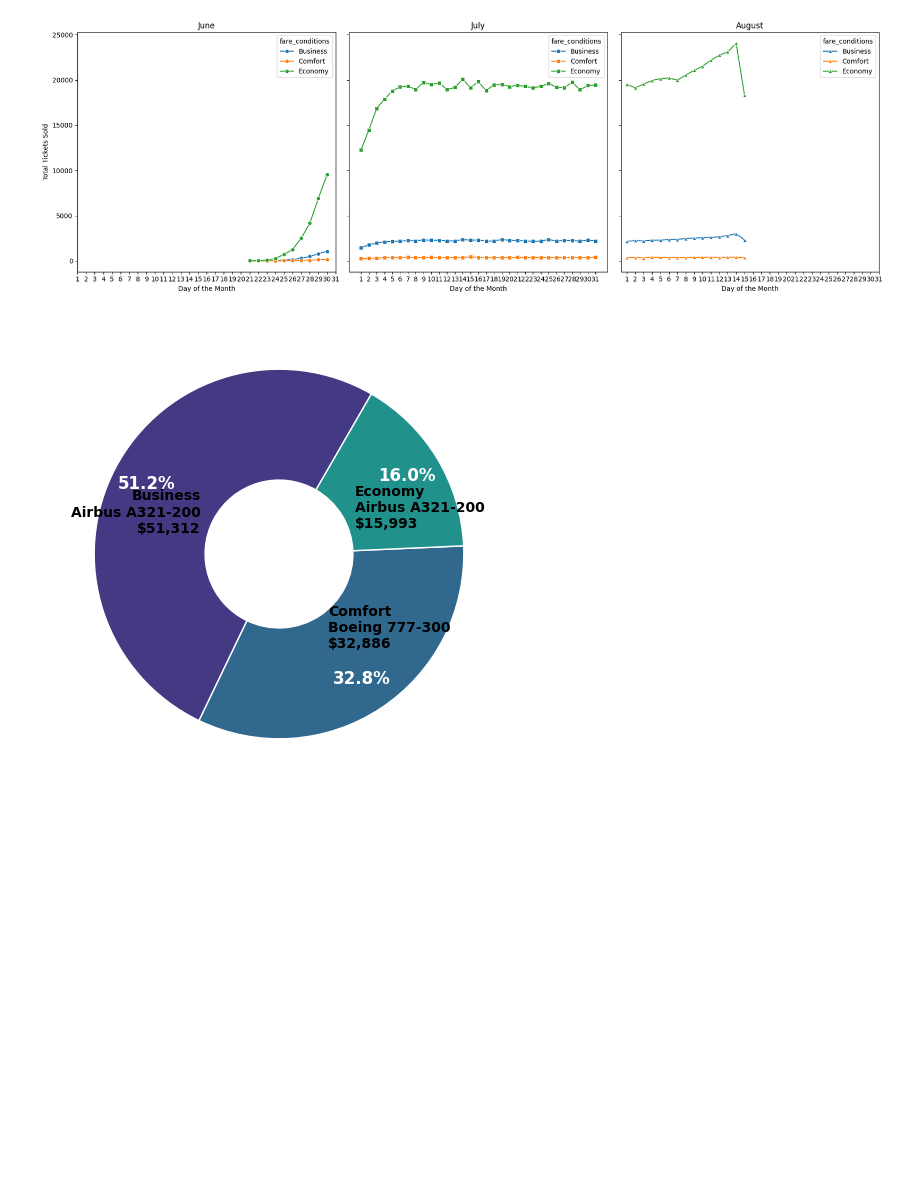
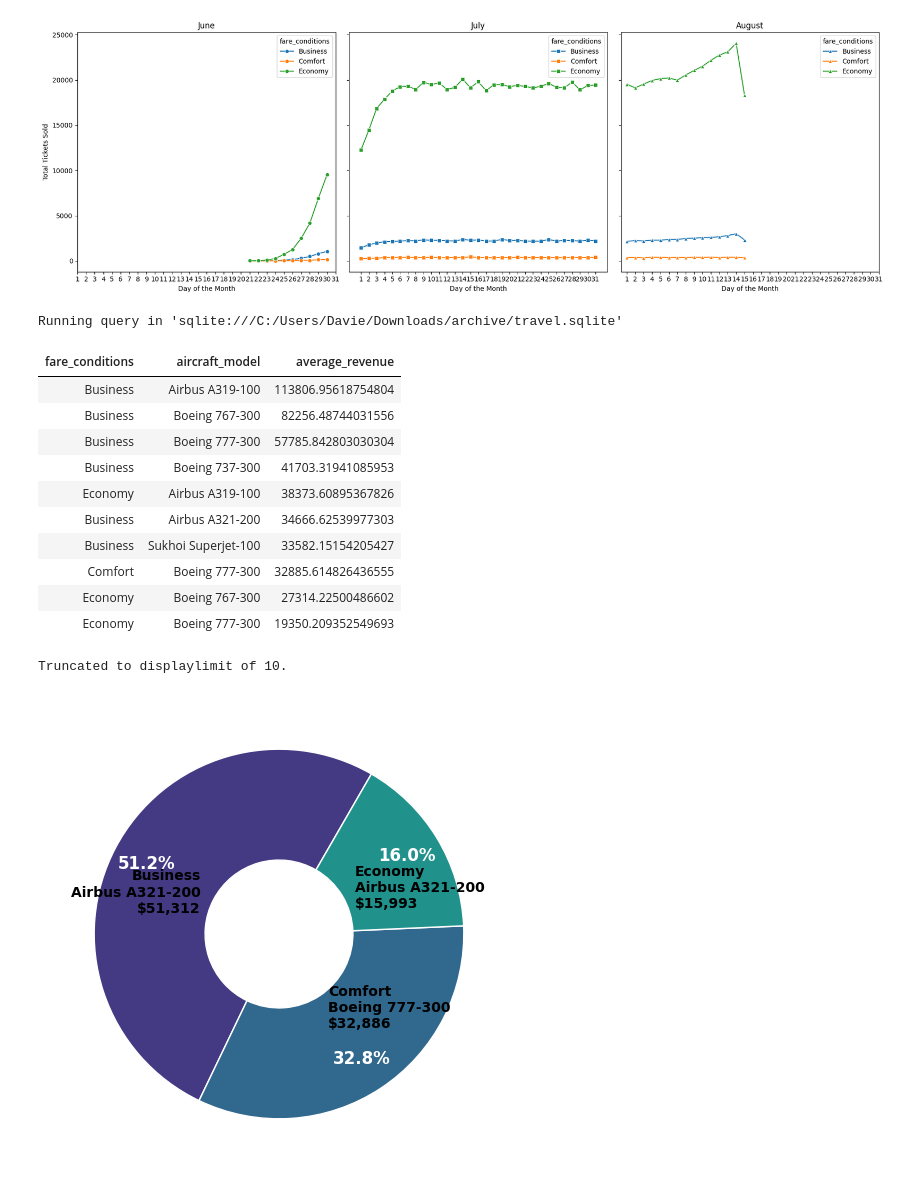
Before and after one commit to Daviedavie100/SQL_Projects, a Jupyter notebook: data.ipynb, the cells around one changed output. Cells and saved outputs as stored; diff of their text form; code cells hidden in the pictures; blank space fills up the shorter version.

```diff
--- a/data.ipynb
+++ b/data.ipynb
@@ -1460,6 +1459,43 @@ plt.tight_layout()
 plt.show()
 # %% [output]
 [figure]
+# %%
+%%sql
+SELECT
+        fa.fare_conditions,
+        fa.aircraft_model,
+        AVG(fa.amount) AS average_revenue
+FROM (
+        SELECT
+                f.aircraft_code,
+                f.flight_no,
+                Json_extract(ac.model, '$.en') AS aircraft_model,
+                tf.fare_conditions,
+                tf.amount
+        FROM flights f
+        JOIN aircrafts_data ac
+        ON f.aircraft_code = ac.aircraft_code
+        JOIN ticket_flights tf
+        ON f.flight_id = tf.flight_id
+        WHERE status IN ('Arrived', 'On Time', 'Departed')
+) AS fa
+
+GROUP BY fa.fare_conditions, fa.aircraft_model
+ORDER BY 3 DESC;
+# %% [output]
+Running query in 'sqlite:///C:/Users/Davie/Downloads/archive/travel.sqlite'
+| fare_conditions | aircraft_model | average_revenue |
+| Business | Airbus A319-100 | 113806.95618754804 |
+| Business | Boeing 767-300 | 82256.48744031556 |
+| Business | Boeing 777-300 | 57785.842803030304 |
+| Business | Boeing 737-300 | 41703.31941085953 |
+| Economy | Airbus A319-100 | 38373.60895367826 |
+| Business | Airbus A321-200 | 34666.62539977303 |
+| Business | Sukhoi Superjet-100 | 33582.15154205427 |
+| Comfort | Boeing 777-300 | 32885.614826436555 |
+| Economy | Boeing 767-300 | 27314.22500486602 |
+| Economy | Boeing 777-300 | 19350.209352549693 |
+Truncated to displaylimit of 10.
 # %%
 # Aircraft model with the highest average revenue per fare condition
 querry="""
```
Also changed, not shown: parts of 1 cell of this notebook.
